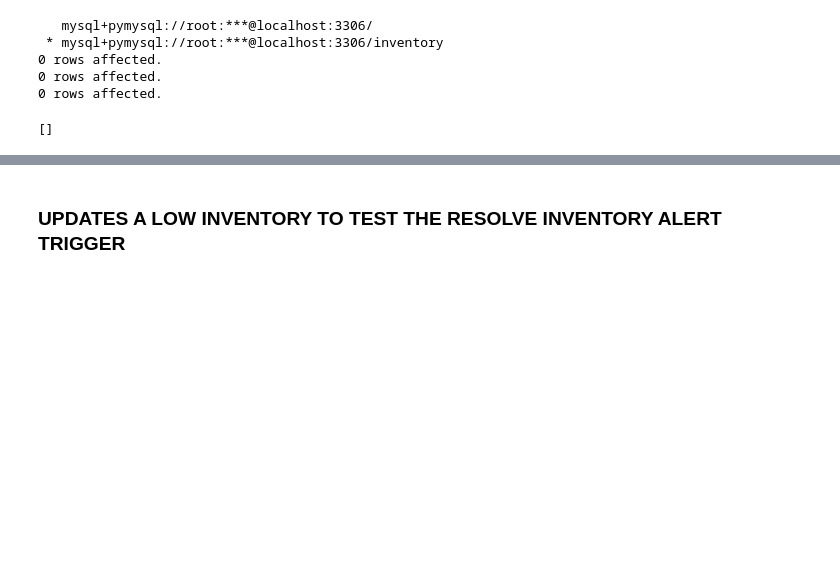
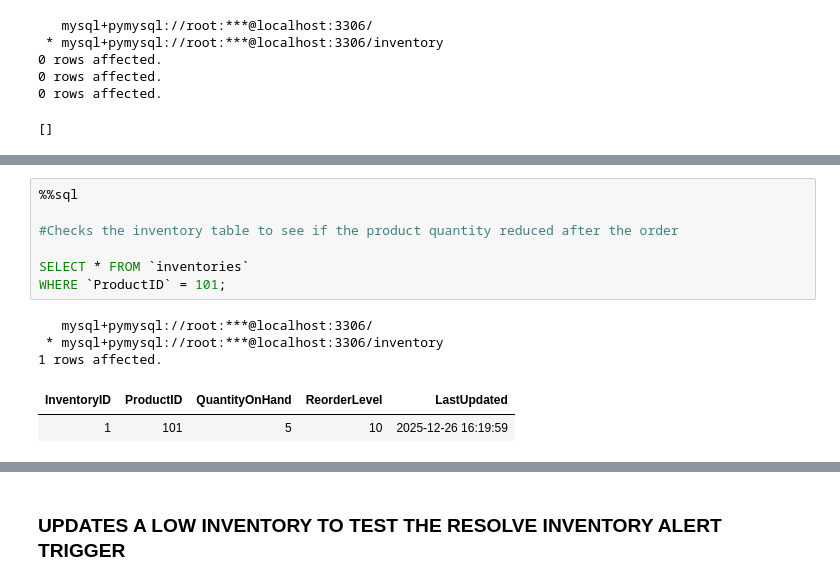
Before and after one commit to PercyAyimbilaNsolemna/Inventory_And_Order_Management_System, a Jupyter notebook: Notebooks/inventoryManagementSystem.ipynb, the cells around one changed output, grey strips where cells are left out. Drawn from its saved outputs; the diff is of its cells as text; blank space fills up the shorter version.

Commit message:
Reordered some cells in the notebook for seamless understanding of the workflow.

```diff
--- a/Notebooks/inventoryManagementSystem.ipynb
+++ b/Notebooks/inventoryManagementSystem.ipynb
@@ -677,0 +849,13 @@ SELECT * FROM Inventory_Alerts;
+# %%
+%%sql
+
+#Checks the inventory table to see if the product quantity reduced after the order
+
+SELECT * FROM `inventories`
+WHERE `ProductID` = 101;
+# %% [output]
+   mysql+pymysql://root:***@localhost:3306/
+ * mysql+pymysql://root:***@localhost:3306/inventory
+1 rows affected.
+| InventoryID | ProductID | QuantityOnHand | ReorderLevel | LastUpdated |
+| 1 | 101 | 5 | 10 | 2025-12-26 16:19:59 |
```
Also changed, not shown: parts of 34 cells of this notebook.
